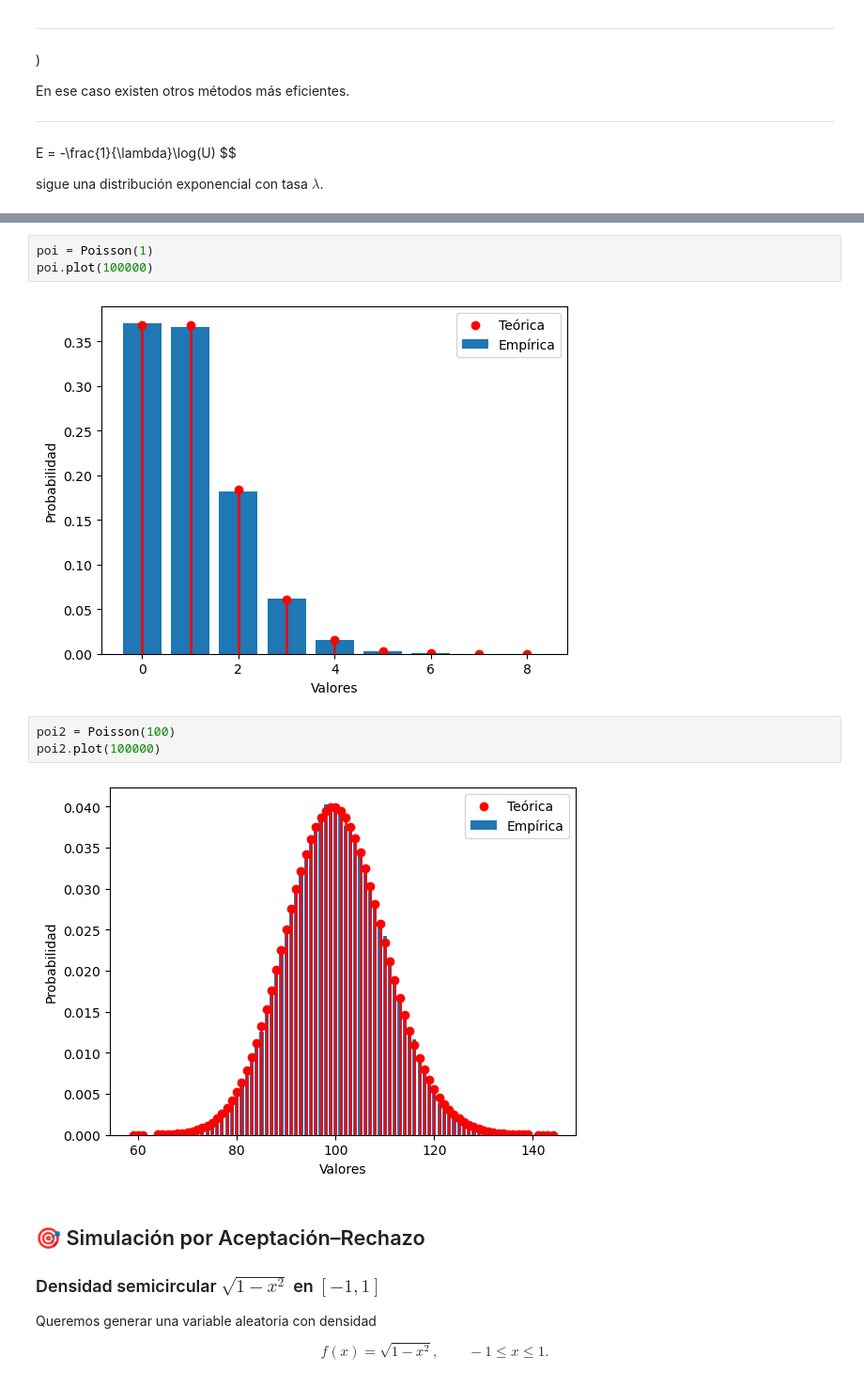
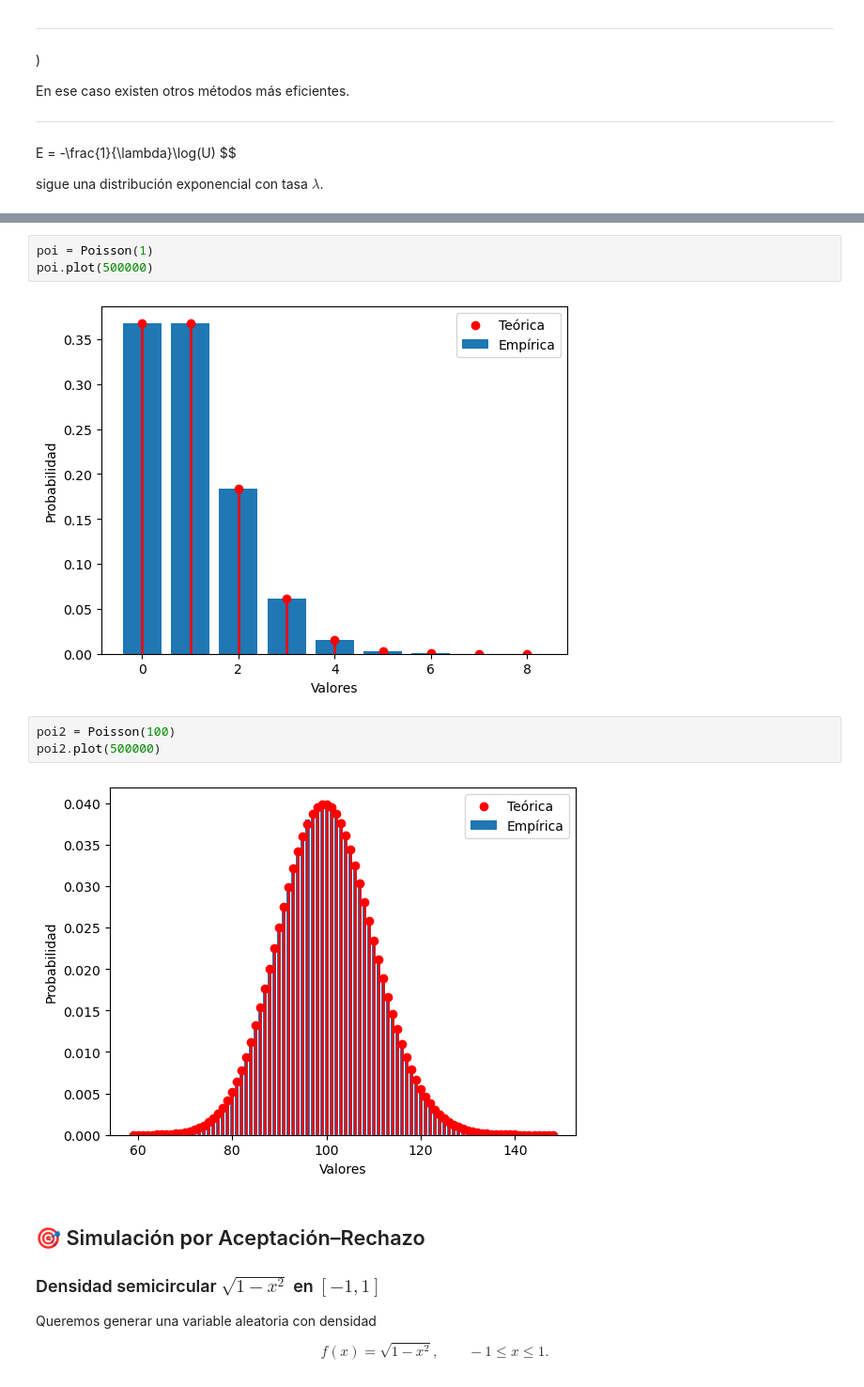
Before and after one commit to yaelrsc/Computaci-n-estad-stica-2026-2, a Jupyter notebook: Simulation/Simulation_of_random_variables.ipynb, the cells around one changed output, grey strips where cells are left out. Shown at 94% size. Saved outputs shown, nothing was run; the diff lists cells and outputs as text.

```diff
--- a/Simulation/Simulation_of_random_variables.ipynb
+++ b/Simulation/Simulation_of_random_variables.ipynb
@@ -2097,13 +891,13 @@ class Poisson(RandomVariableSimulator):
 # %%
 poi = Poisson(1)
-poi.plot(100000)
+poi.plot(500000)
 # %% [output]
-[figure, old version]
+[figure, new version]
 # %%
 poi2 = Poisson(100)
-poi2.plot(100000)
+poi2.plot(500000)
 # %% [output]
-[figure, old version]
+[figure, new version]
 # %% [markdown]
 ## 🎯 Simulación por Aceptación–Rechazo
 ### Densidad semicircular $ \sqrt{1-x^2} $ en $[-1,1]$
```
Also changed, not shown: parts of 31 cells of this notebook, 1 other file.
